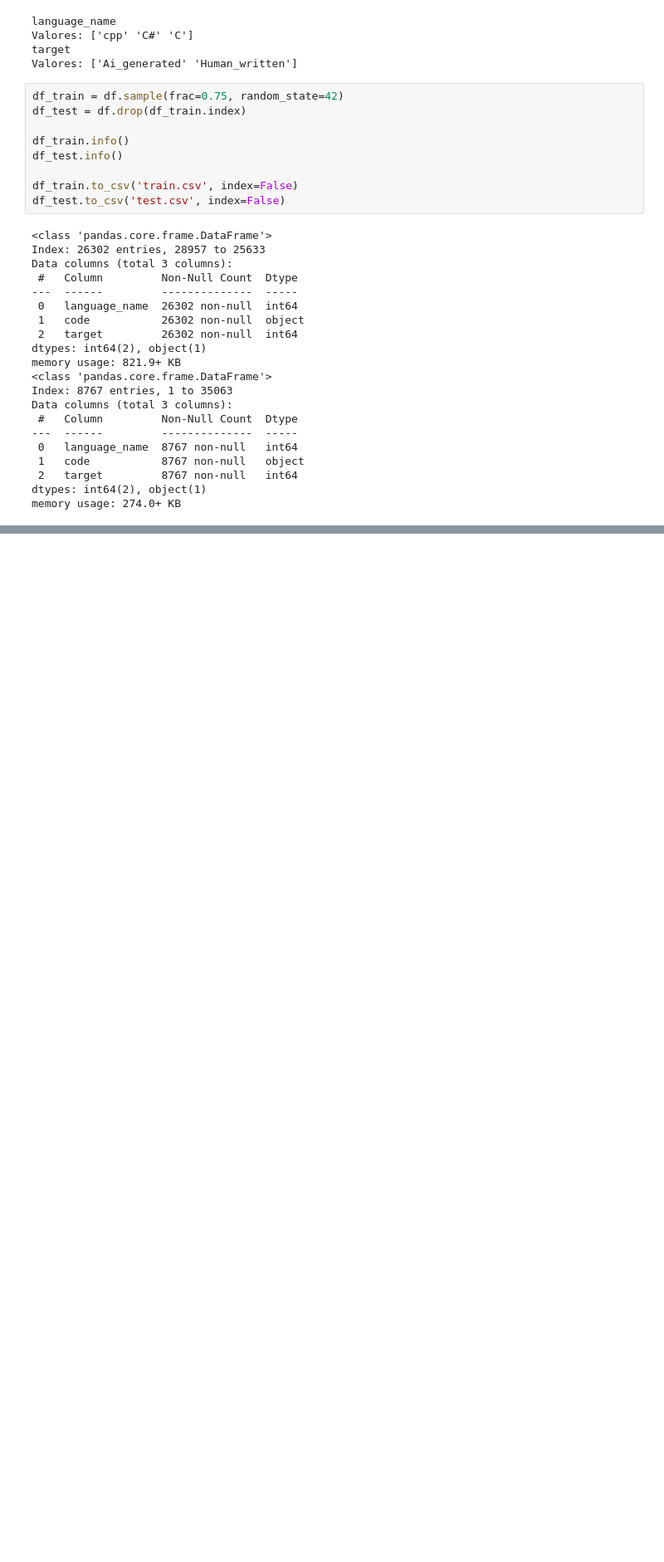
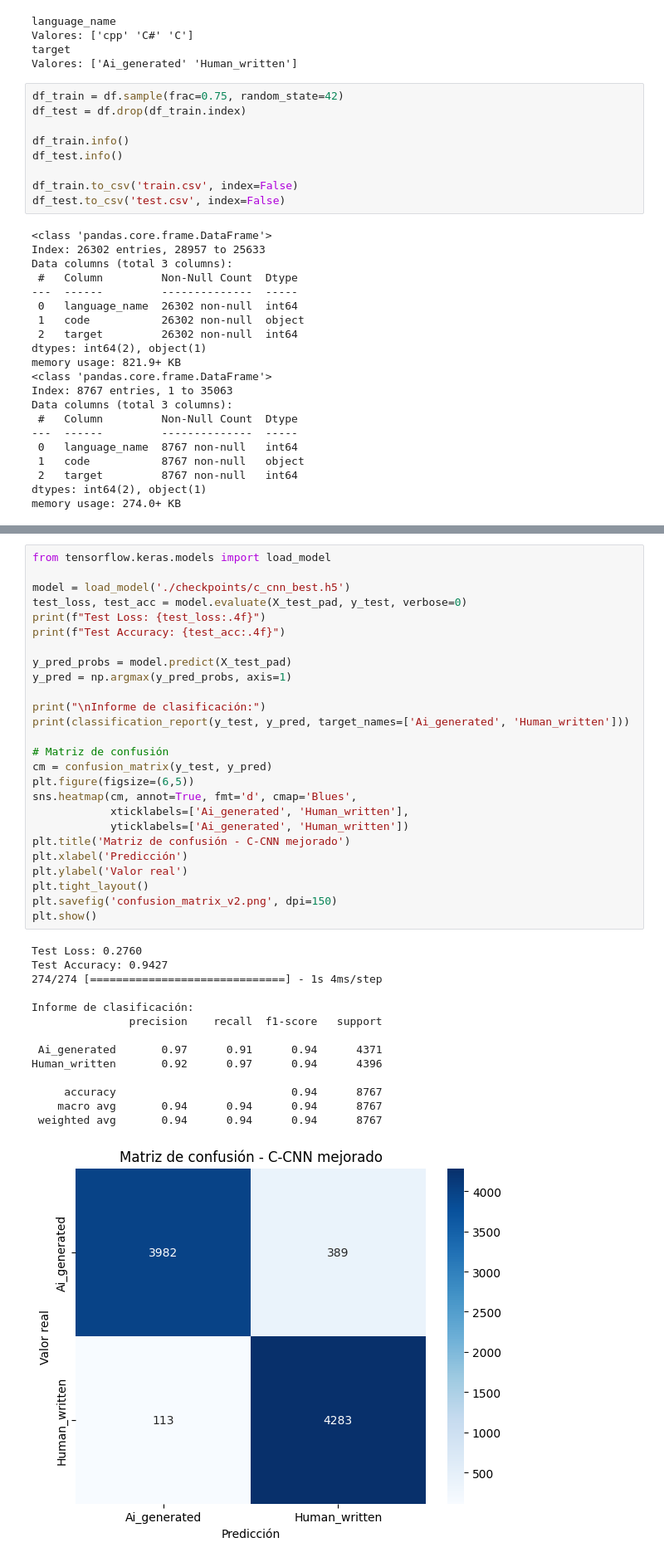
Before and after one commit to Johnccg/Clasificador_Humano_IA, a Jupyter notebook: preproceso.ipynb, the cells around one changed output, grey strips where cells are left out. Shown at 83% size. Drawn from its saved outputs; the diff is of its cells as text; blank space fills up the shorter version.

Commit message:
modelo

```diff
--- a/preproceso.ipynb
+++ b/preproceso.ipynb
@@ -312,0 +335,41 @@ plt.show()
+# %%
+from tensorflow.keras.models import load_model
+
+model = load_model('./checkpoints/c_cnn_best.h5')
+test_loss, test_acc = model.evaluate(X_test_pad, y_test, verbose=0)
+print(f"Test Loss: {test_loss:.4f}")
+print(f"Test Accuracy: {test_acc:.4f}")
+
+y_pred_probs = model.predict(X_test_pad)
+y_pred = np.argmax(y_pred_probs, axis=1)
+
+print("\nInforme de clasificación:")
+print(classification_report(y_test, y_pred, target_names=['Ai_generated', 'Human_written']))
+
+# Matriz de confusión
+cm = confusion_matrix(y_test, y_pred)
+plt.figure(figsize=(6,5))
+sns.heatmap(cm, annot=True, fmt='d', cmap='Blues',
+            xticklabels=['Ai_generated', 'Human_written'],
+            yticklabels=['Ai_generated', 'Human_written'])
+plt.title('Matriz de confusión - C‑CNN mejorado')
+plt.xlabel('Predicción')
+plt.ylabel('Valor real')
+plt.tight_layout()
+plt.savefig('confusion_matrix_v2.png', dpi=150)
+plt.show()
+# %% [output]
+Test Loss: 0.2760
+Test Accuracy: 0.9427
+274/274 [==============================] - 1s 4ms/step
+
+Informe de clasificación:
+               precision    recall  f1-score   support
+
+ Ai_generated       0.97      0.91      0.94      4371
+Human_written       0.92      0.97      0.94      4396
+
+     accuracy                           0.94      8767
+    macro avg       0.94      0.94      0.94      8767
+ weighted avg       0.94      0.94      0.94      8767
+[figure, added]
```
Also changed, not shown: parts of 2 cells of this notebook, 2 other files.
